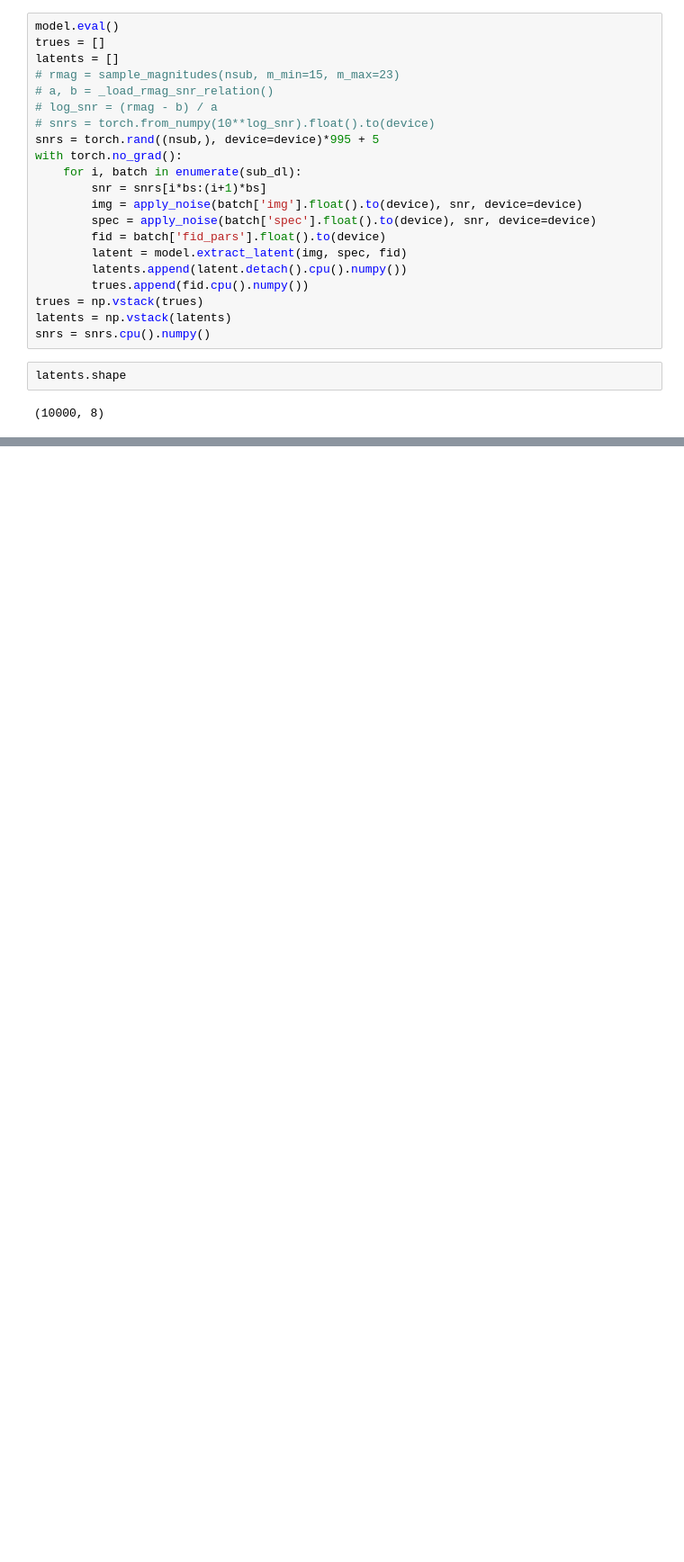
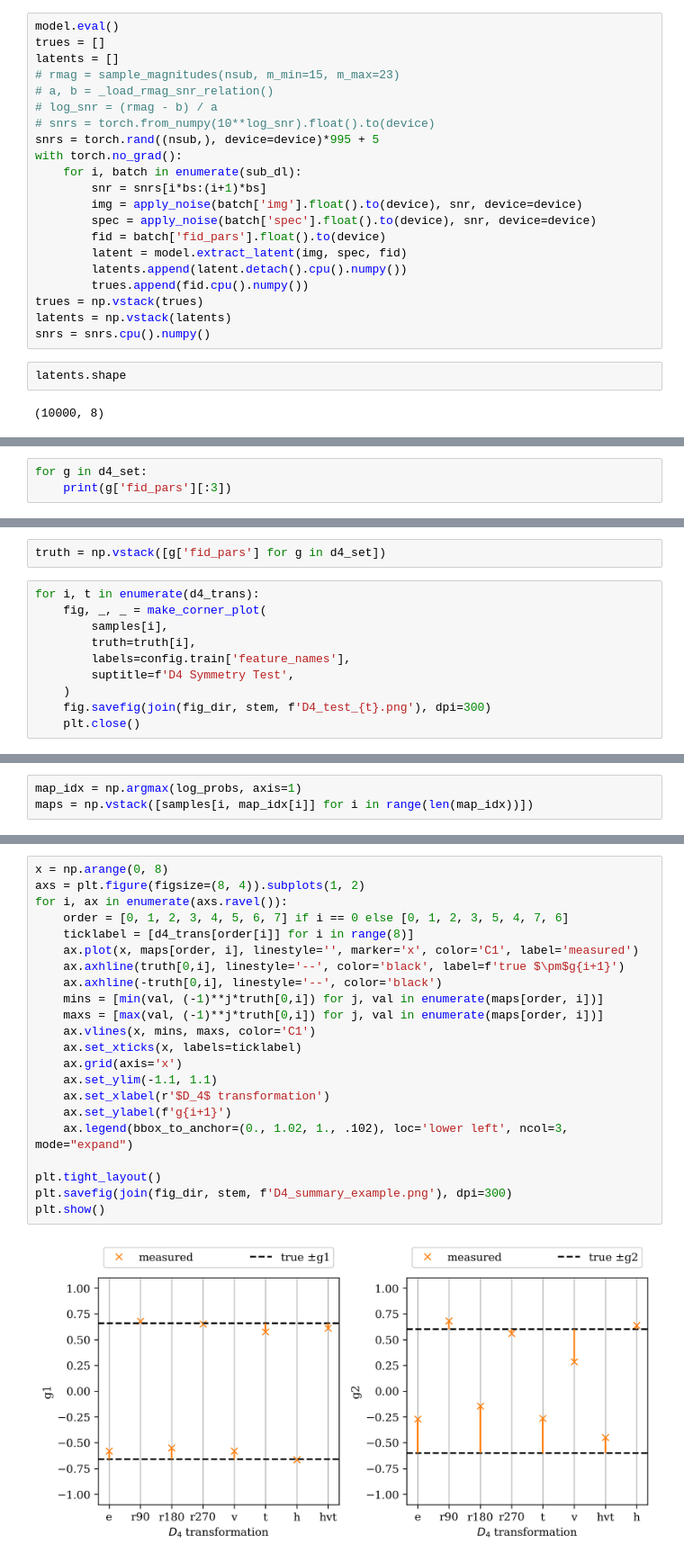
Before and after one commit to KinematicLensing/kl-nn, a Jupyter notebook: arch/diagnostics/latent_analysis.ipynb, the cells around one changed output, grey strips where cells are left out. Shown at 90% size. Saved outputs shown, nothing was run; the diff lists cells and outputs as text; blank space fills up the shorter version.

```diff
--- a/arch/diagnostics/latent_analysis.ipynb
+++ b/arch/diagnostics/latent_analysis.ipynb
@@ -112,0 +164,3 @@ Removed no burn in
+# %%
+for g in d4_set:
+    print(g['fid_pars'][:3])
@@ -112,0 +196,12 @@ Removed no burn in
+# %%
+truth = np.vstack([g['fid_pars'] for g in d4_set])
+# %%
+for i, t in enumerate(d4_trans):
+    fig, _, _ = make_corner_plot(
+        samples[i],
+        truth=truth[i],
+        labels=config.train['feature_names'],
+        suptitle=f'D4 Symmetry Test',
+    )
+    fig.savefig(join(fig_dir, stem, f'D4_test_{t}.png'), dpi=300)
+    plt.close()
@@ -112,0 +217,3 @@ Removed no burn in
+# %%
+map_idx = np.argmax(log_probs, axis=1)
+maps = np.vstack([samples[i, map_idx[i]] for i in range(len(map_idx))])
@@ -112,0 +235,24 @@ Removed no burn in
+# %%
+x = np.arange(0, 8)
+axs = plt.figure(figsize=(8, 4)).subplots(1, 2)
+for i, ax in enumerate(axs.ravel()):
+    order = [0, 1, 2, 3, 4, 5, 6, 7] if i == 0 else [0, 1, 2, 3, 5, 4, 7, 6]
+    ticklabel = [d4_trans[order[i]] for i in range(8)]
+    ax.plot(x, maps[order, i], linestyle='', marker='x', color='C1', label='measured')
+    ax.axhline(truth[0,i], linestyle='--', color='black', label=f'true $\pm$g{i+1}')
+    ax.axhline(-truth[0,i], linestyle='--', color='black')
+    mins = [min(val, (-1)**j*truth[0,i]) for j, val in enumerate(maps[order, i])]
+    maxs = [max(val, (-1)**j*truth[0,i]) for j, val in enumerate(maps[order, i])]
+    ax.vlines(x, mins, maxs, color='C1')
+    ax.set_xticks(x, labels=ticklabel)
+    ax.grid(axis='x')
+    ax.set_ylim(-1.1, 1.1)
+    ax.set_xlabel(r'$D_4$ transformation')
+    ax.set_ylabel(f'g{i+1}')
+    ax.legend(bbox_to_anchor=(0., 1.02, 1., .102), loc='lower left', ncol=3, mode="expand")
+
+plt.tight_layout()
+plt.savefig(join(fig_dir, stem, f'D4_summary_example.png'), dpi=300)
+plt.show()
+# %% [output]
+[figure, added]
```
Also changed, not shown: parts of 25 cells of this notebook, 5 other files.
